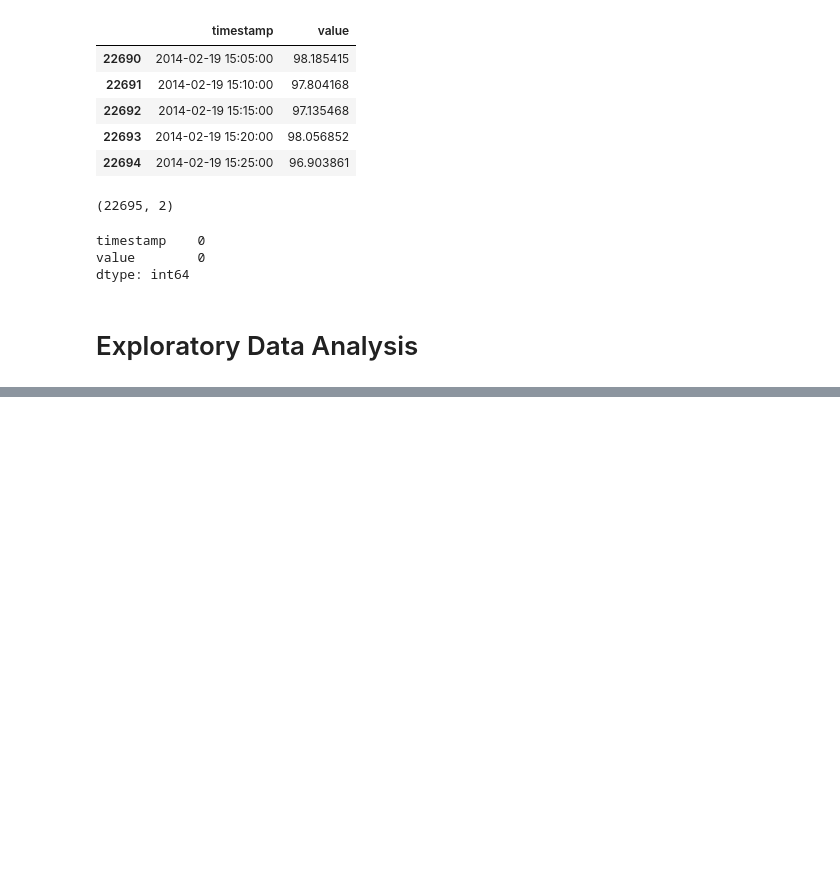
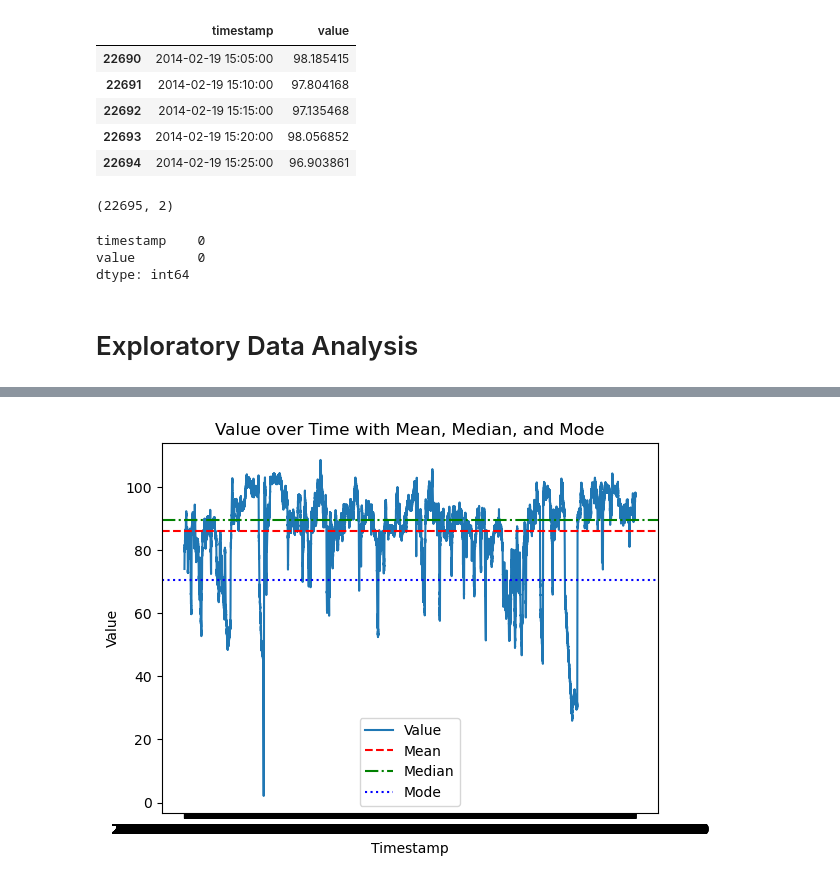
Before and after one commit to sai14karthik/Nexus-S1-Deakin-Internship, a Jupyter notebook: code.ipynb, the cells around one changed output, grey strips where cells are left out. Cells and saved outputs as stored; diff of their text form; code cells hidden in the pictures; blank space fills up the shorter version.

```diff
--- a/code.ipynb
+++ b/code.ipynb
@@ -19,3 +3,9 @@ from sklearn.metrics import precision_recall_fscore_support
+# %%
+import pandas as pd
+import numpy as np
+import matplotlib.pyplot as plt
+import seaborn as sns
+plt.rcParams["figure.figsize"]=(12,6)
 # %% [markdown]
 # Data importing and Pre-processing
 # %%
@@ -60,5 +50,5 @@ df.to_csv("cleaned.csv")
 mean_value = df['value'].mean()
 median_value = df['value'].median()
 std_dev_value = df['value'].std()
-
-mean_value, median_value, std_dev_value
+mode_value = df['value'].mode()[0]
+mean_value, median_value, mode_value ,std_dev_value
@@ -67,7 +70,14 @@ sns.histplot(df["value"])
 # %%
-plt.figure(figsize=(12, 6))
-sns.lineplot(x='timestamp', y='value', data=df)
-plt.title('Value over Time')
+sns.lineplot(x='timestamp', y='value', data=df, label='Value')
+
+plt.axhline(y=mean_value, color='r', linestyle='--', label='Mean')
+plt.axhline(y=median_value, color='g', linestyle='-.', label='Median')
+plt.axhline(y=mode_value, color='b', linestyle=':', label='Mode')
+
+plt.title('Value over Time with Mean, Median, and Mode')
 plt.xlabel('Timestamp')
 plt.ylabel('Value')
+plt.legend()
 plt.show()
+# %% [output]
+[figure, added]
```
Also changed, not shown: parts of 5 cells of this notebook, 1 other file.
